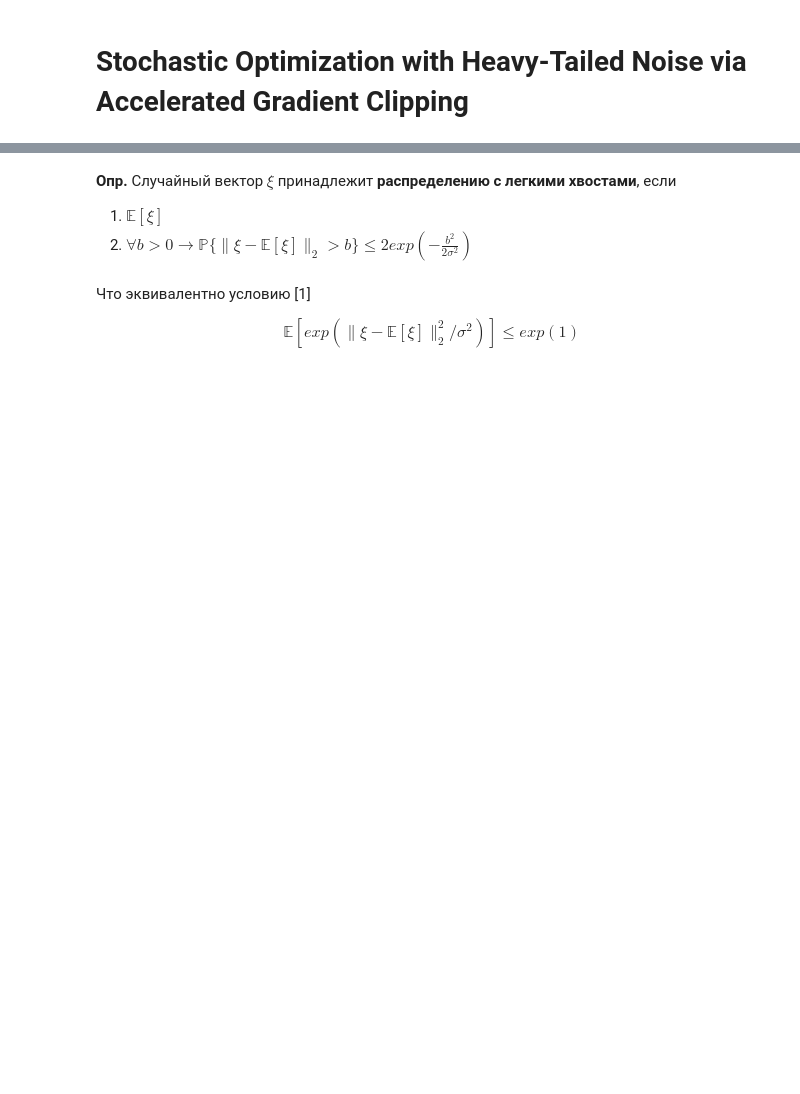
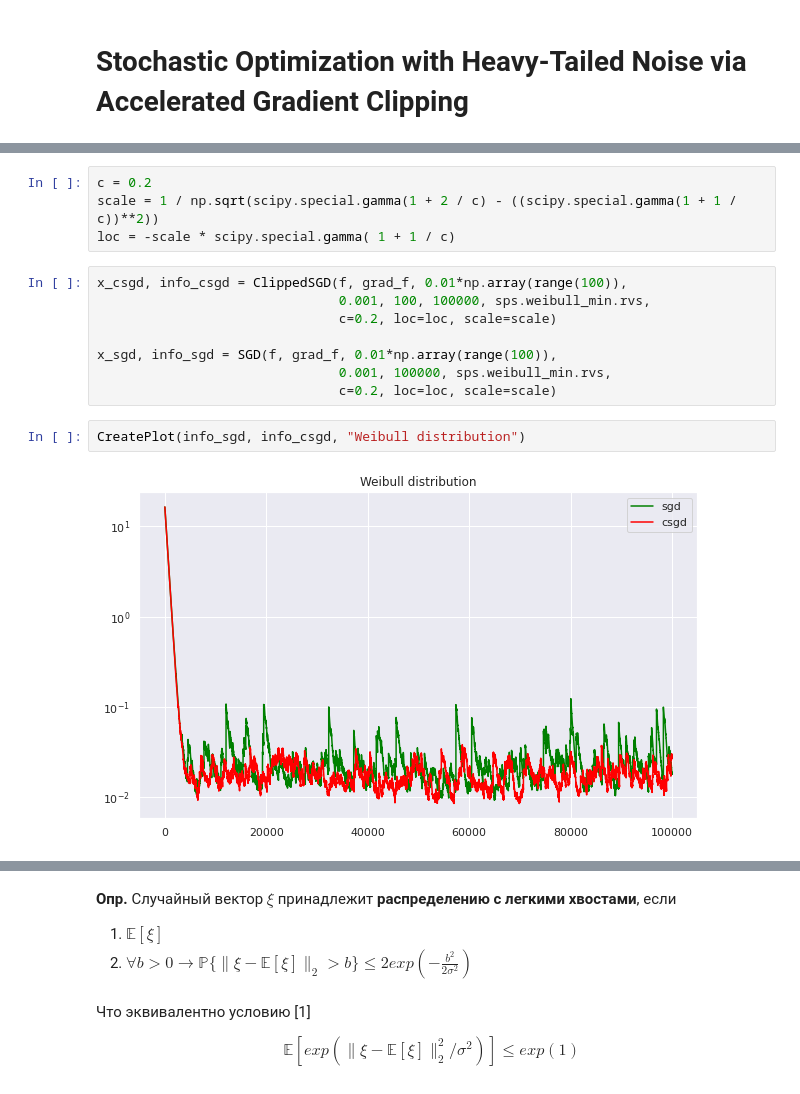
Before and after one commit to SofiMi/GradientClipping, a Jupyter notebook: main.ipynb, the cells around one changed output, grey strips where cells are left out. Saved outputs shown, nothing was run; the diff lists cells and outputs as text; blank space fills up the shorter version.

```diff
--- a/main.ipynb
+++ b/main.ipynb
@@ -10,0 +125,16 @@ $$\min_{x \in \mathbb{R}^n}f(x), \quad f(x) = \mathbb{E}_{\xi}[f(x, \xi)],$$
+# %%
+c = 0.2
+scale = 1 / np.sqrt(scipy.special.gamma(1 + 2 / c) - ((scipy.special.gamma(1 + 1 / c))**2))
+loc = -scale * scipy.special.gamma( 1 + 1 / c)
+# %%
+x_csgd, info_csgd = ClippedSGD(f, grad_f, 0.01*np.array(range(100)),
+                               0.001, 100, 100000, sps.weibull_min.rvs,
+                               c=0.2, loc=loc, scale=scale)
+
+x_sgd, info_sgd = SGD(f, grad_f, 0.01*np.array(range(100)),
+                               0.001, 100000, sps.weibull_min.rvs,
+                               c=0.2, loc=loc, scale=scale)
+# %%
+CreatePlot(info_sgd, info_csgd, "Weibull distribution")
+# %% [output]
+[figure, added]
```
Also changed, not shown: parts of 20 cells of this notebook.
